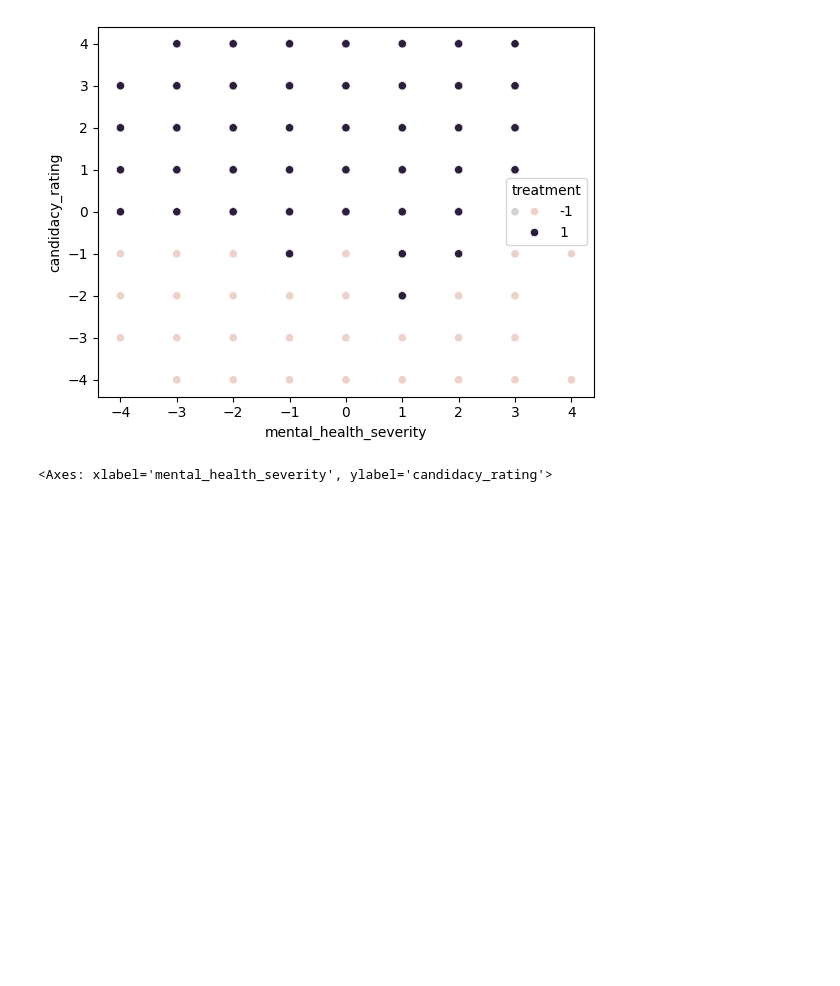
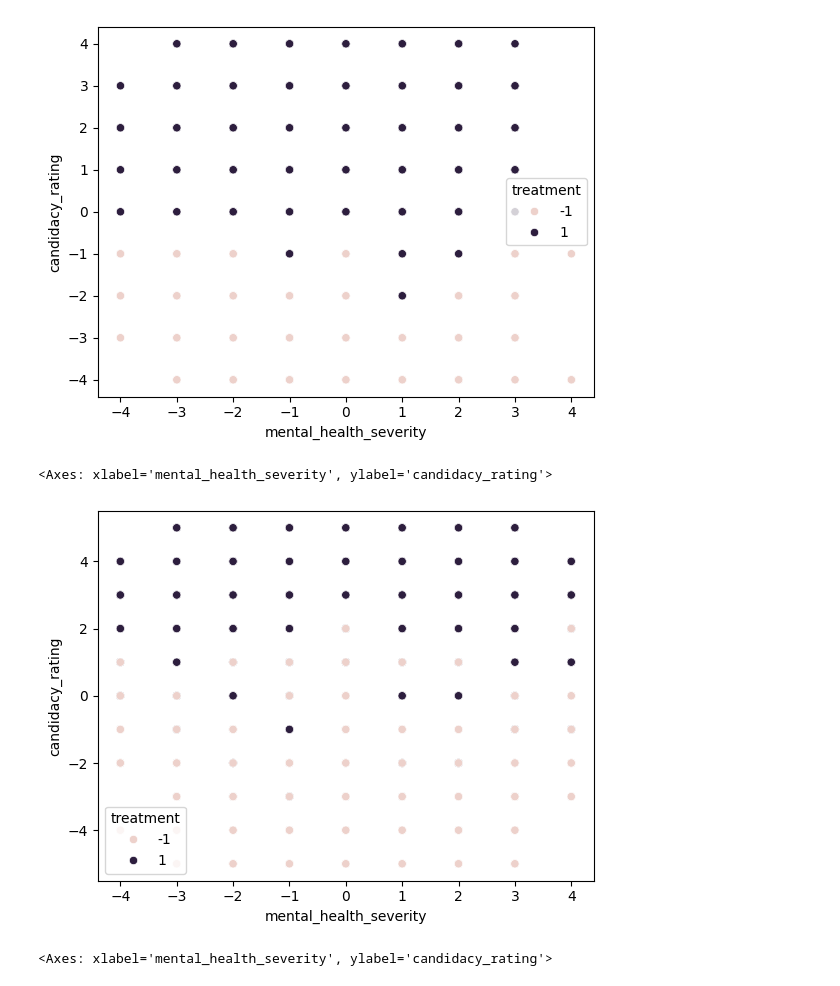
Before and after one commit to nchakicherla/ucb-dataviz-project1-group7, a Jupyter notebook: question_6/family_history_x_treatment.ipynb, the cells around one changed output. Drawn from its saved outputs; the diff is of its cells as text; code cells hidden in the pictures; blank space fills up the shorter version.

```diff
--- a/question_6/family_history_x_treatment.ipynb
+++ b/question_6/family_history_x_treatment.ipynb
@@ -590,6 +661,11 @@ sns.scatterplot(data=df_mh_factors50, x="mental_health_severity", y="candidacy_r
 # %% [output]
 <Axes: xlabel='mental_health_severity', ylabel='candidacy_rating'>
 [figure]
+# %%
+sns.scatterplot(data=data, x="mental_health_severity", y="candidacy_rating", hue="treatment" )
+# %% [output]
+<Axes: xlabel='mental_health_severity', ylabel='candidacy_rating'>
+[figure, added]
 # %%
 sns.scatterplot(data=df_mh_factors50, x="mental_health_severity", y="candidacy_rating", hue="family_history" )
 # %% [output]
```
Also changed, not shown: parts of 19 cells of this notebook, 1 other file.
